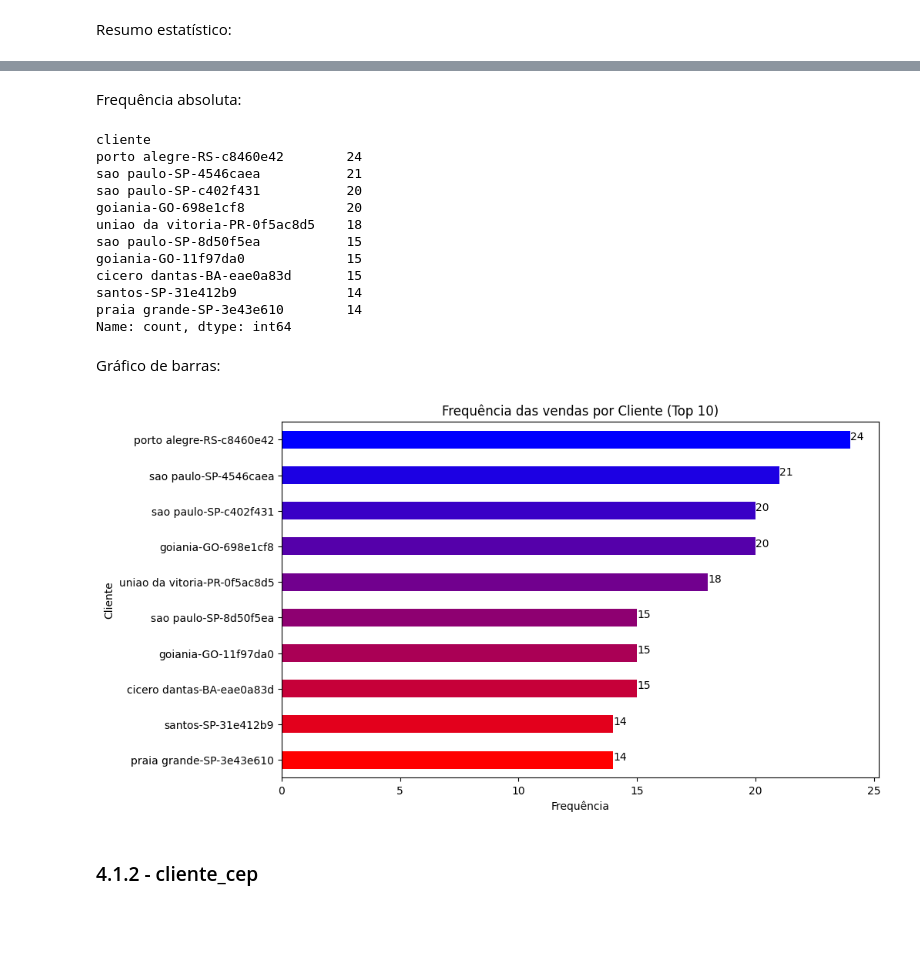
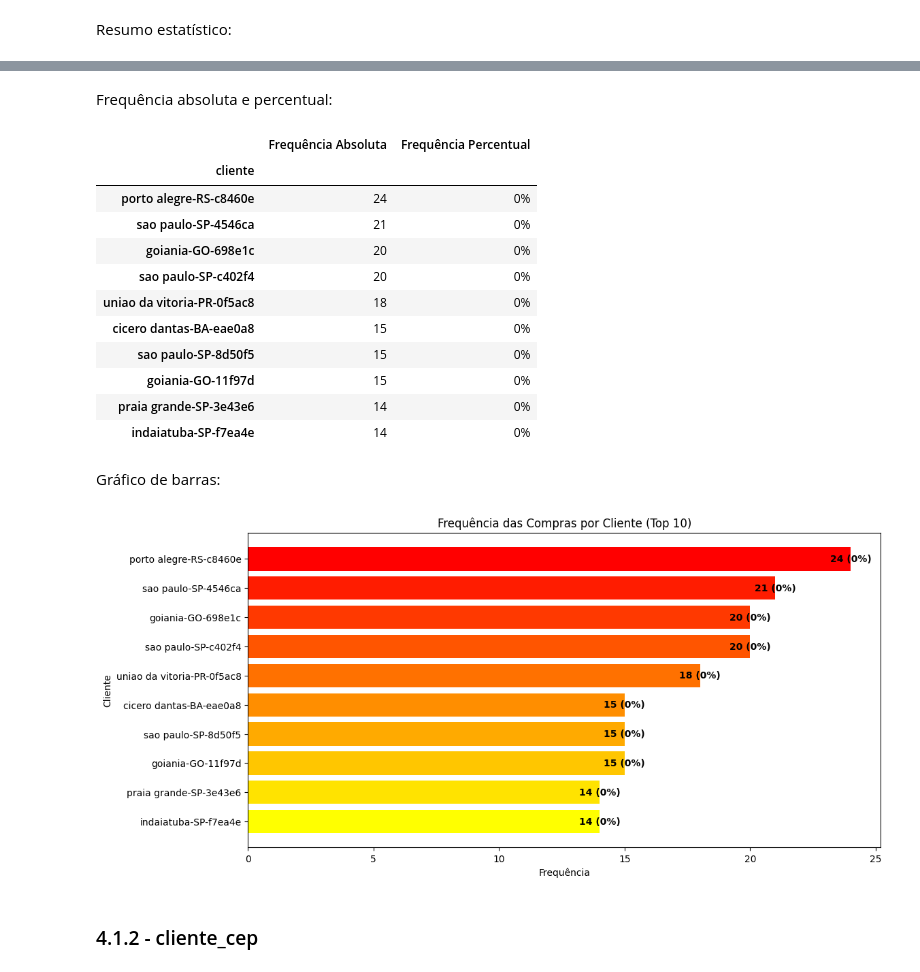
Before and after one commit to DouglasMiyagui/E-Commerce-KDD, a Jupyter notebook: notebooks/2-AnáliseDescritiva.ipynb, the cells around one changed output, grey strips where cells are left out. Drawn from its saved outputs; the diff is of its cells as text; code cells hidden in the pictures; blank space fills up the shorter version.

```diff
--- a/notebooks/2-AnáliseDescritiva.ipynb
+++ b/notebooks/2-AnáliseDescritiva.ipynb
@@ -53,0 +94,22 @@ avaliacoes['avaliacao_data_resposta'] = pd.to_datetime(avaliacoes['avaliacao_dat
+# %%
+def gerar_grafico_top10(df, atributo, titulo, ylabel, xlabel):
+    """ Função para gerar gráfico de barras lateral dos 10 maiores valores em um atributo """
+    gradiente_cores = mcolors.LinearSegmentedColormap.from_list('gradiente_cores', [(1, 0, 0), (1, 1, 0)], N=10)
+    cores = gradiente_cores(np.linspace(0, 1, 10))
+
+    freq_absoluta = calcular_frequencias(df, atributo)['Frequência Absoluta']
+    freq_percentual = calcular_frequencias(df, atributo)['Frequência Percentual']
+    top_10 = freq_absoluta.head(10)
+
+    fig, ax = plt.subplots(figsize=(12, 6))
+    bars = ax.barh(top_10.index, top_10, color=cores)
+    ax.set_title(titulo)
+    ax.set_ylabel(ylabel)
+    ax.set_xlabel(xlabel)
+
+    for i, (v, p) in enumerate(zip(top_10, freq_percentual.head(10))):
+        ax.text(v , i, f"{v} ({p})", color='black', fontsize=10,
+                ha='center', va='center', fontweight='bold')
+
+    ax.invert_yaxis()
+    plt.show()
@@ -433,43 +543,27 @@ freq                            24
 Name: cliente, dtype: object
 # %% [markdown]
-Frequência absoluta:
+Frequência absoluta e percentual:
 # %%
-freq_absoluta = relatorio_vendas['cliente'].value_counts()
-freq_absoluta.head(10)
+calcular_frequencias(relatorio_vendas, 'cliente').head(10)
 # %% [output]
-cliente
-porto alegre-RS-c8460e42        24
-sao paulo-SP-4546caea           21
-sao paulo-SP-c402f431           20
-goiania-GO-698e1cf8             20
-uniao da vitoria-PR-0f5ac8d5    18
-sao paulo-SP-8d50f5ea           15
-goiania-GO-11f97da0             15
-cicero dantas-BA-eae0a83d       15
-santos-SP-31e412b9              14
-praia grande-SP-3e43e610        14
-Name: count, dtype: int64
+|  | Frequência Absoluta | Frequência Percentual |
+| cliente |  |  |
+| porto alegre-RS-c8460e | 24 | 0% |
+| sao paulo-SP-4546ca | 21 | 0% |
+| goiania-GO-698e1c | 20 | 0% |
+| sao paulo-SP-c402f4 | 20 | 0% |
+| uniao da vitoria-PR-0f5ac8 | 18 | 0% |
+| cicero dantas-BA-eae0a8 | 15 | 0% |
+| sao paulo-SP-8d50f5 | 15 | 0% |
+| goiania-GO-11f97d | 15 | 0% |
+| praia grande-SP-3e43e6 | 14 | 0% |
+| indaiatuba-SP-f7ea4e | 14 | 0% |
 # %% [markdown]
 Gráfico de barras:
-# %%
-gradiente_cores = mcolors.LinearSegmentedColormap.from_list(
-    'gradiente_cores', [(0, 0, 1), (1, 0, 0)], N=10)
-cores = gradiente_cores(np.linspace(0, 1, 10))
-
-top_10 = freq_absoluta.head(10)
-plt.figure(figsize=(10, 6))
-top_10.plot(kind='barh', color=cores)
-plt.title('Frequência das vendas por Cliente (Top 10)')
-plt.ylabel('Cliente')
-plt.xlabel('Frequência')
-
-for index, value in enumerate(top_10):
-    plt.text(value, index, str(value), color='black', fontsize=10)
-
-plt.gca().invert_yaxis()
-plt.show()
-# %% [output]
-[figure, removed]
+# %%
+gerar_grafico_top10(relatorio_vendas, 'cliente', 'Frequência das Compras por Cliente (Top 10)', 'Cliente', 'Frequência')
+# %% [output]
+[figure, added]
 # %% [markdown]
 ### 4.1.2 - cliente_cep
 # %% [markdown]
```
Also changed, not shown: parts of 38 cells of this notebook, 2 other files.
